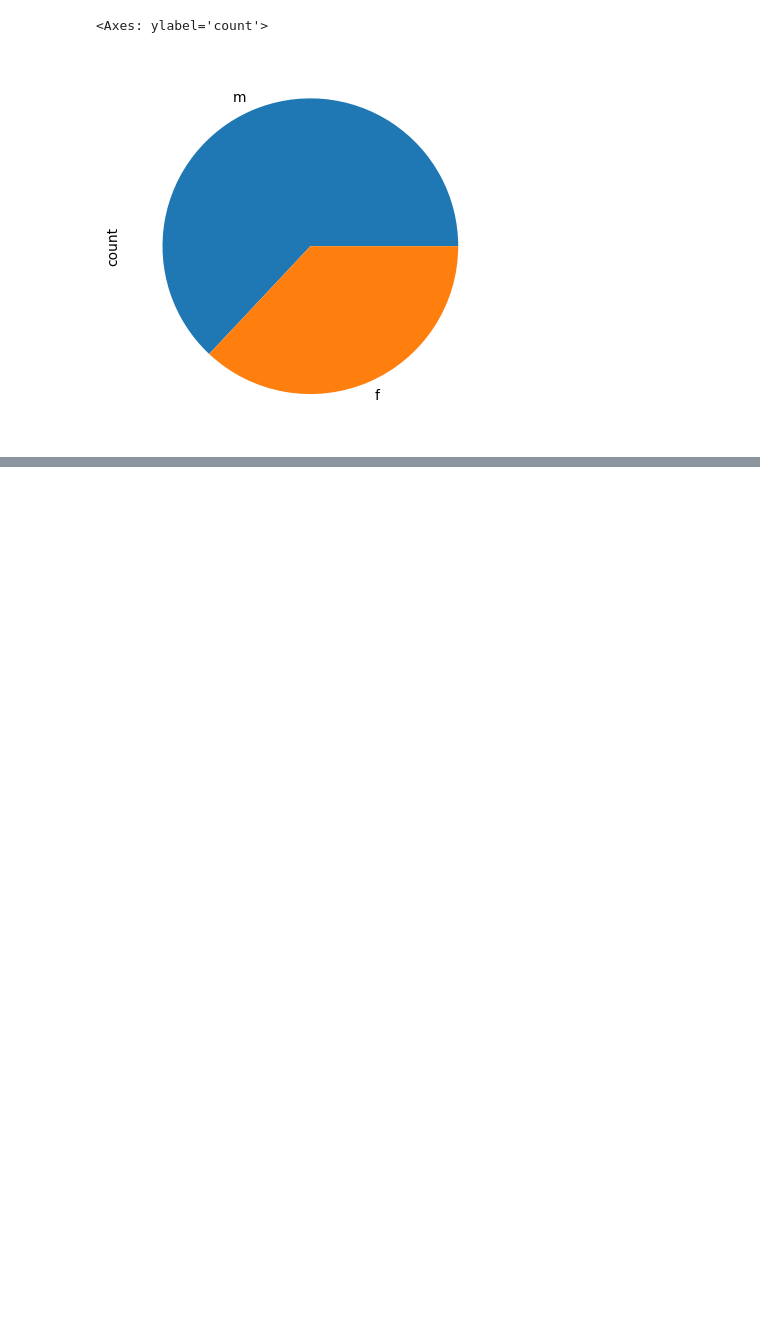
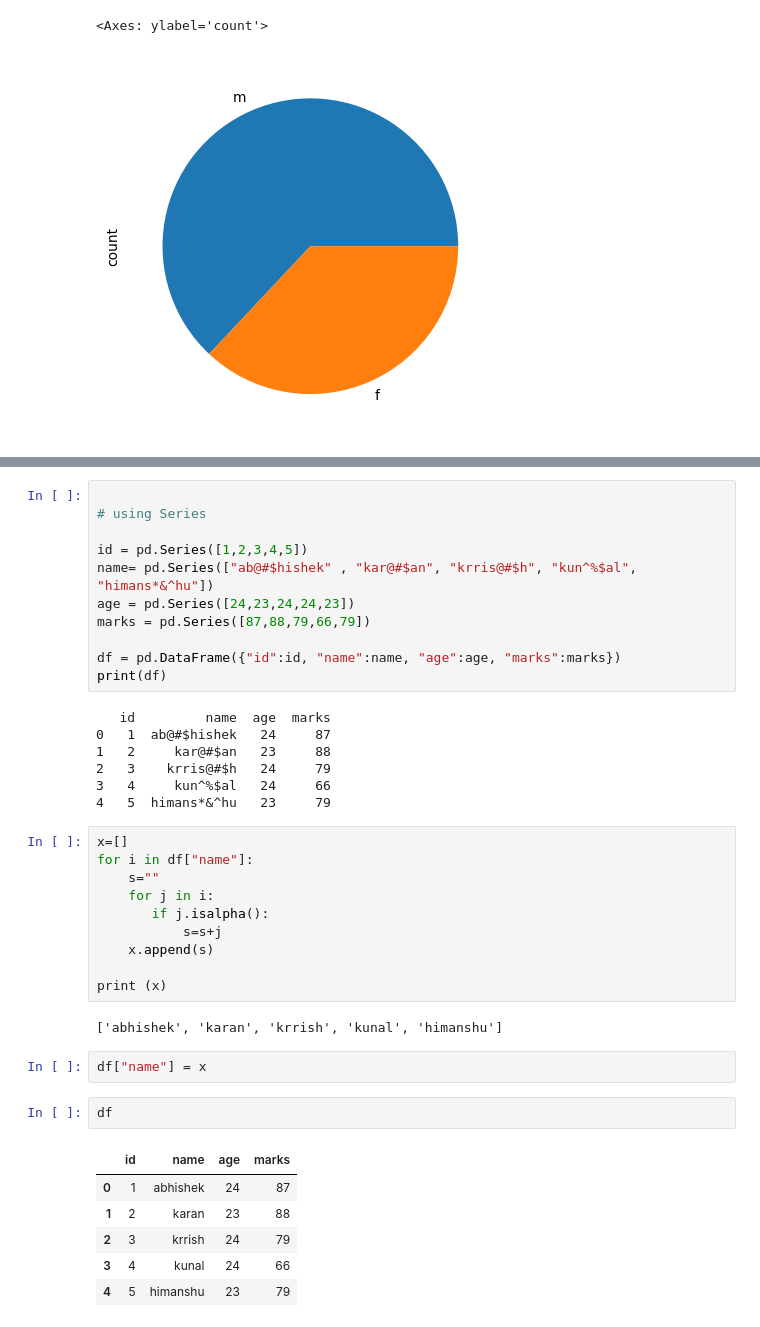
Before and after one commit to abhishekmorya1/DataScience, a Jupyter notebook: Prime/Pandas/pandas2.ipynb, the cells around one changed output, grey strips where cells are left out. Cells and saved outputs as stored; diff of their text form; blank space fills up the shorter version.

```diff
--- a/Prime/Pandas/pandas2.ipynb
+++ b/Prime/Pandas/pandas2.ipynb
@@ -612,0 +632,41 @@ df["gender"].value_counts().plot(kind="pie")
+# %%
+
+# using Series
+
+id = pd.Series([1,2,3,4,5])
+name= pd.Series(["ab@#$hishek" , "kar@#$an", "krris@#$h", "kun^%$al", "himans*&^hu"])
+age = pd.Series([24,23,24,24,23])
+marks = pd.Series([87,88,79,66,79])
+
+df = pd.DataFrame({"id":id, "name":name, "age":age, "marks":marks})
+print(df)
+# %% [output]
+   id         name  age  marks
+0   1  ab@#$hishek   24     87
+1   2     kar@#$an   23     88
+2   3    krris@#$h   24     79
+3   4     kun^%$al   24     66
+4   5  himans*&^hu   23     79
+# %%
+x=[]
+for i in df["name"]:
+    s=""
+    for j in i:
+       if j.isalpha():
+           s=s+j
+    x.append(s)
+
+print (x)
+# %% [output]
+['abhishek', 'karan', 'krrish', 'kunal', 'himanshu']
+# %%
+df["name"] = x
+# %%
+df
+# %% [output]
+|  | id | name | age | marks |
+| 0 | 1 | abhishek | 24 | 87 |
+| 1 | 2 | karan | 23 | 88 |
+| 2 | 3 | krrish | 24 | 79 |
+| 3 | 4 | kunal | 24 | 66 |
+| 4 | 5 | himanshu | 23 | 79 |
```
Also changed, not shown: parts of 4 cells of this notebook, 3 other files.
